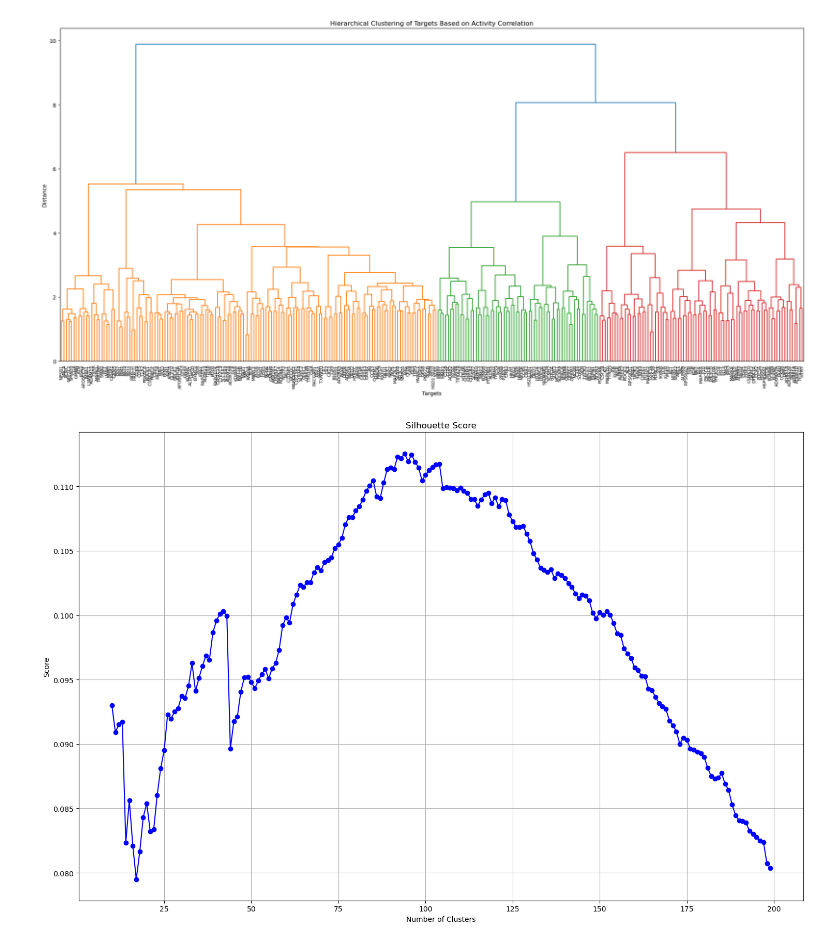
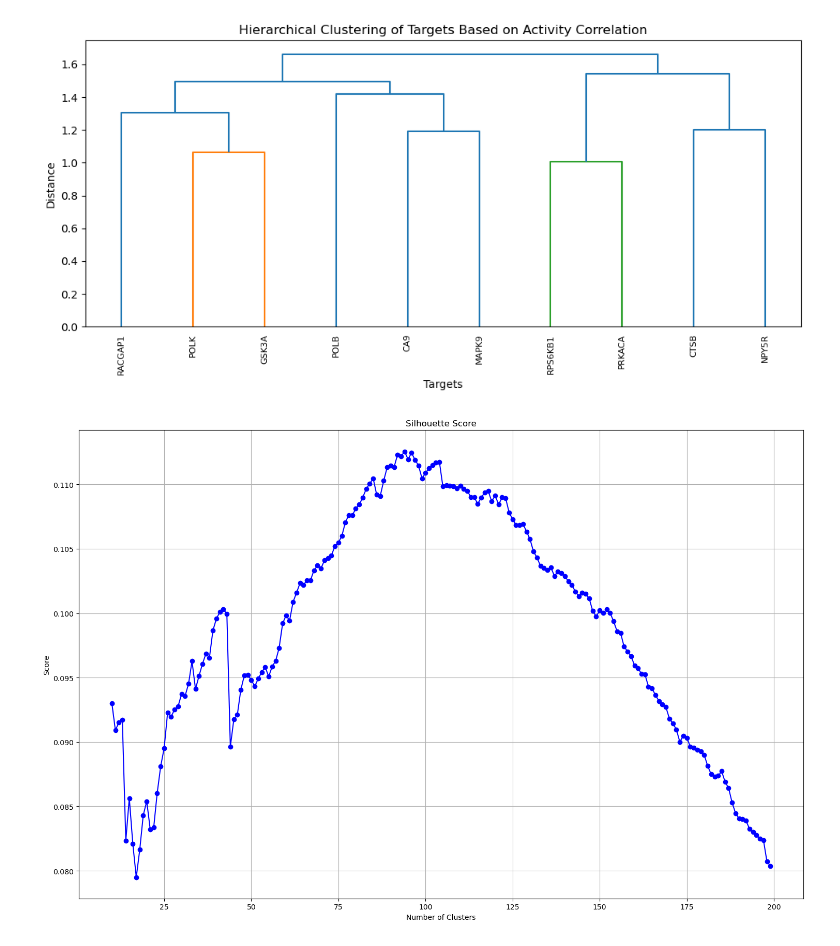
Before and after one commit to arthurcerveira/GNN-MTL-Distilled, a Jupyter notebook: Cluster-Targets.ipynb, the cells around one changed output. Drawn from its saved outputs; the diff is of its cells as text; code cells hidden in the pictures.

```diff
--- a/Cluster-Targets.ipynb
+++ b/Cluster-Targets.ipynb
@@ -45,9 +59,11 @@ with open("data/pXC50_over_1000_target_predictions_train.pkl", "rb") as f:
 # %%
 import numpy as np
 from scipy.stats import pearsonr
+import random
 
 # Get list of targets (excluding SMILES and split columns)
 targets = pxc50_train_distilled.drop(columns=["SMILES", "split"]).columns
+targets = random.sample(targets.to_list(), 10)
 n_targets = len(targets)
 
 # Initialize correlation matrix
@@ -70,31 +86,31 @@ correlation_df = pd.DataFrame(
 # %%
 from sklearn.cluster import AgglomerativeClustering
 from scipy.cluster.hierarchy import dendrogram, linkage
 import matplotlib.pyplot as plt
 from scipy.spatial.distance import pdist
 
 condensed_distance_matrix = pdist(correlation_df.abs(), metric='euclidean')
 linkage_matrix = linkage(condensed_distance_matrix, method='ward')
 
-plt.figure(figsize=(20, 10))
+plt.figure(figsize=(10, 5))
 dendrogram(
     linkage_matrix,
     labels=correlation_df.index,
     leaf_rotation=90,  # Rotate labels for better readability
     leaf_font_size=8   # Adjust font size if needed
 )
 
 plt.title('Hierarchical Clustering of Targets Based on Activity Correlation')
 plt.xlabel('Targets')
 plt.ylabel('Distance')
 
 # Adjust layout to prevent label cutoff
 plt.tight_layout()
 
 # Show plot
 plt.show()
 # %% [output]
-[figure, old version]
+[figure, new version]
 # %%
 # Import required libraries for cluster evaluation
 from sklearn.metrics import silhouette_score
```
Also changed, not shown: parts of 1 cell of this notebook, 6 other files.
